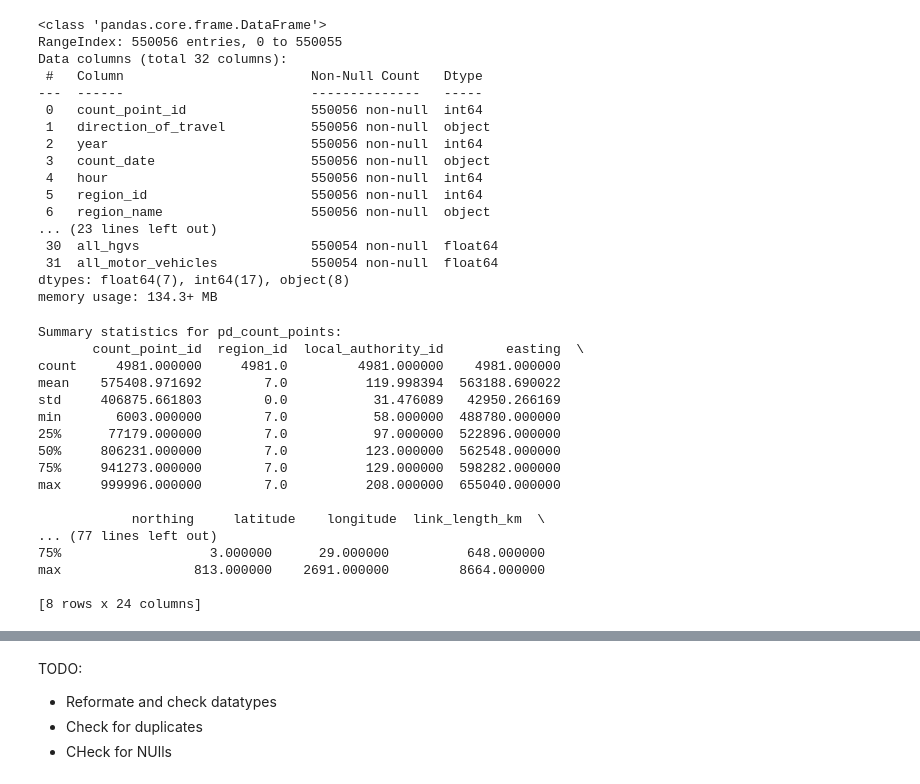
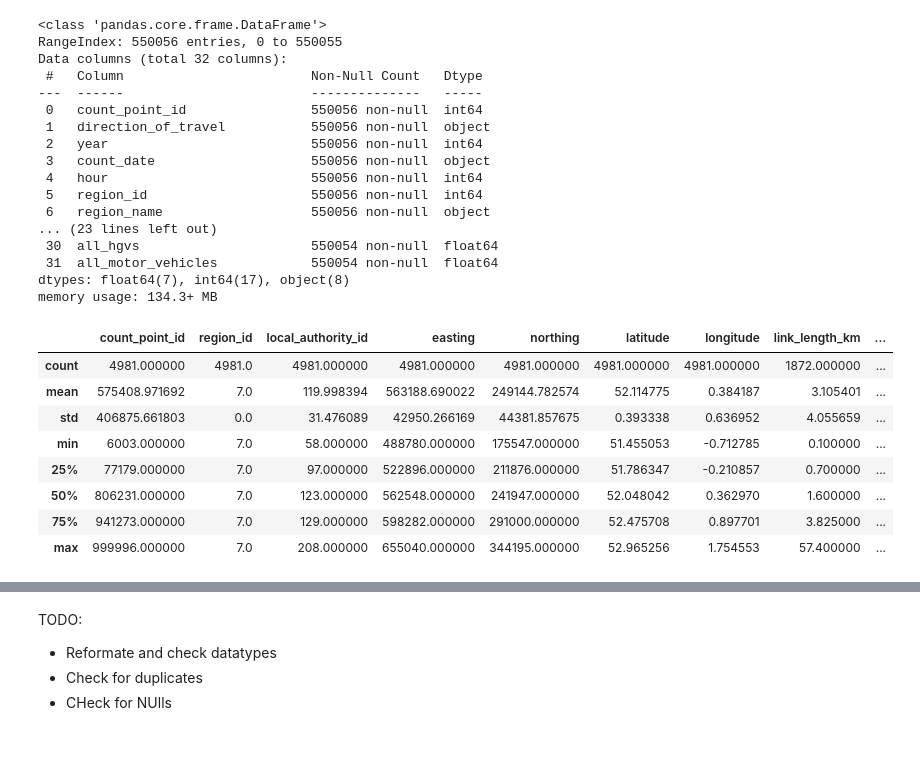
Before and after one commit to Emillia-rosette/traffic-volume-analysis, a Jupyter notebook: notebooks/01-data-loading-cleaning.ipynb, the cells around one changed output, grey strips where cells are left out. Cells and saved outputs as stored; diff of their text form; code cells hidden in the pictures; blank space fills up the shorter version.

```diff
--- a/notebooks/01-data-loading-cleaning.ipynb
+++ b/notebooks/01-data-loading-cleaning.ipynb
@@ -162,28 +83,16 @@ Data columns (total 32 columns):
  31  all_motor_vehicles            550054 non-null  float64
 dtypes: float64(7), int64(17), object(8)
 memory usage: 134.3+ MB
-# %%
-# Summary Statistics
-print("\nSummary statistics for pd_count_points:")
-print(pd_count_points.describe())
-
-print("\nSummary statistics for pd_raw_count:")
-print(pd_raw_count.describe())
-# %% [output]
-Summary statistics for pd_count_points:
-       count_point_id  region_id  local_authority_id        easting  \
-count     4981.000000     4981.0         4981.000000    4981.000000
-mean    575408.971692        7.0          119.998394  563188.690022
-std     406875.661803        0.0           31.476089   42950.266169
-min       6003.000000        7.0           58.000000  488780.000000
-25%      77179.000000        7.0           97.000000  522896.000000
-50%     806231.000000        7.0          123.000000  562548.000000
-75%     941273.000000        7.0          129.000000  598282.000000
-max     999996.000000        7.0          208.000000  655040.000000
-
-            northing     latitude    longitude  link_length_km  \
-... (77 lines left out)
-75%                   3.000000      29.000000          648.000000
-max                 813.000000    2691.000000         8664.000000
-
-[8 rows x 24 columns]
+# %%
+# Summary Statistics
+pd_count_points.describe()
+# %% [output]
+|  | count_point_id | region_id | local_authority_id | easting | northing | latitude | longitude | link_length_km | ... |
+| count | 4981.000000 | 4981.0 | 4981.000000 | 4981.000000 | 4981.000000 | 4981.000000 | 4981.000000 | 1872.000000 | ... |
+| mean | 575408.971692 | 7.0 | 119.998394 | 563188.690022 | 249144.782574 | 52.114775 | 0.384187 | 3.105401 | ... |
+| std | 406875.661803 | 0.0 | 31.476089 | 42950.266169 | 44381.857675 | 0.393338 | 0.636952 | 4.055659 | ... |
+| min | 6003.000000 | 7.0 | 58.000000 | 488780.000000 | 175547.000000 | 51.455053 | -0.712785 | 0.100000 | ... |
+| 25% | 77179.000000 | 7.0 | 97.000000 | 522896.000000 | 211876.000000 | 51.786347 | -0.210857 | 0.700000 | ... |
+| 50% | 806231.000000 | 7.0 | 123.000000 | 562548.000000 | 241947.000000 | 52.048042 | 0.362970 | 1.600000 | ... |
+| 75% | 941273.000000 | 7.0 | 129.000000 | 598282.000000 | 291000.000000 | 52.475708 | 0.897701 | 3.825000 | ... |
+| max | 999996.000000 | 7.0 | 208.000000 | 655040.000000 | 344195.000000 | 52.965256 | 1.754553 | 57.400000 | ... |
```
Also changed, not shown: parts of 51 cells of this notebook.
